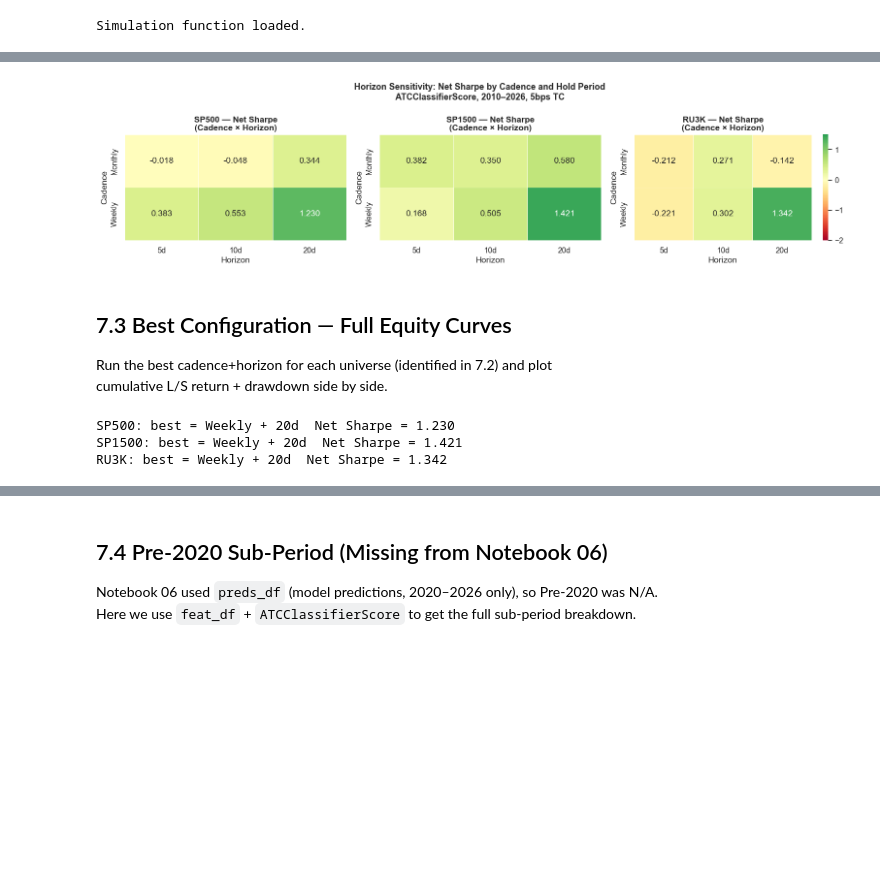
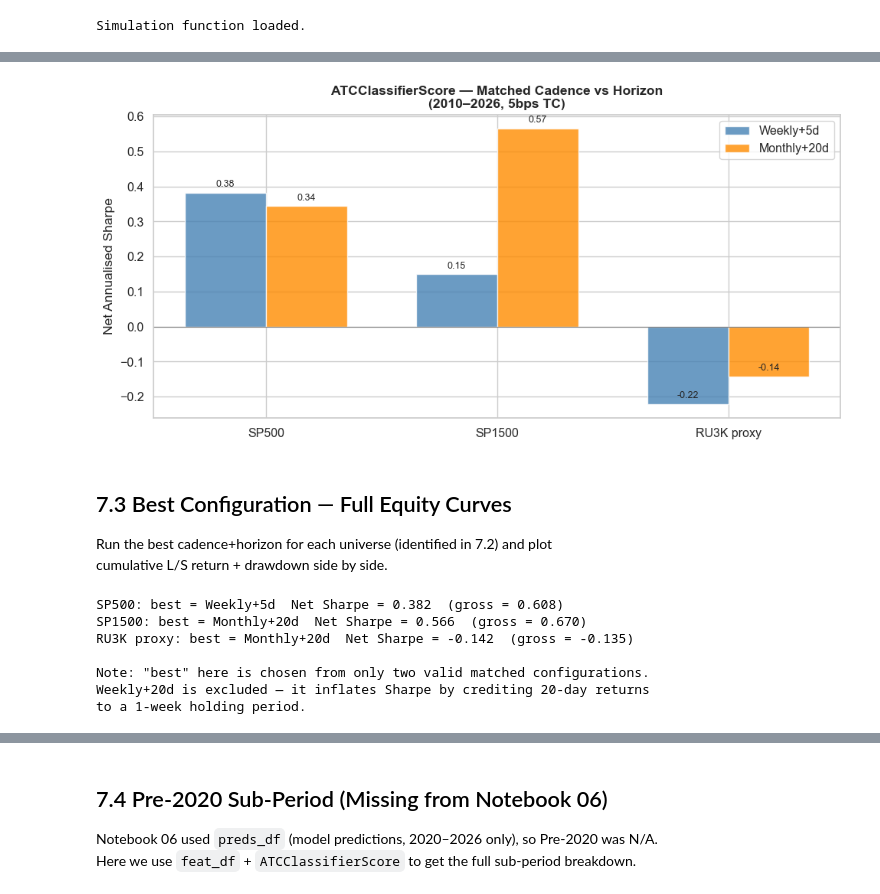
Before and after one commit to ItachiUchiha729/NLP_FinalProject_ATC_Backtest, a Jupyter notebook: notebooks/07_horizon_sensitivity.ipynb, the cells around one changed output, grey strips where cells are left out. Saved outputs shown, nothing was run; the diff lists cells and outputs as text; code cells hidden in the pictures; blank space fills up the shorter version.

```diff
--- a/notebooks/07_horizon_sensitivity.ipynb
+++ b/notebooks/07_horizon_sensitivity.ipynb
@@ -152,43 +149,68 @@ Universe Cadence Horizon  Gross Sharpe  Net Sharpe Avg Turnover
 # %%
-# Pivot: Net Sharpe heatmap — Cadence × Horizon, per universe
-fig, axes = plt.subplots(1, 3, figsize=(16, 4))
+# Bar chart: Weekly+5d vs Monthly+20d per universe
+fig, ax = plt.subplots(figsize=(10, 5))
+univs  = ['SP500', 'SP1500', 'RU3K proxy']
+x      = np.arange(len(univs))
+w      = 0.35
+colors = ['steelblue', 'darkorange']
 
-for ax, univ_label in zip(axes, ['SP500', 'SP1500', 'RU3K']):
-    sub = res_df[res_df['Universe'] == univ_label].copy()
-    pivot = sub.pivot(index='Cadence', columns='Horizon', values='Net Sharpe')[['5d','10d','20d']]
-    sns.heatmap(pivot, ax=ax, annot=True, fmt='.3f', cmap='RdYlGn', center=0,
-                vmin=-2, vmax=1.5, linewidths=0.5, cbar=(ax == axes[-1]))
-    ax.set_title(f'{univ_label} — Net Sharpe\n(Cadence × Horizon)', fontweight='bold')
+for i, (config_label, color) in enumerate(zip(MATCHED_CONFIGS.keys(), colors)):
+    sub  = res_df[res_df['Config'] == config_label].dropna(subset=['Net Sharpe'])
+    vals = [sub[sub['Universe'] == u]['Net Sharpe'].values[0]
+            if len(sub[sub['Universe'] == u]) else np.nan for u in univs]
+    bars = ax.bar(x + (i - 0.5) * w, vals, w, label=config_label, color=color, alpha=0.8)
+    for bar, v in zip(bars, vals):
+        if not np.isnan(v):
+            ax.text(bar.get_x() + bar.get_width()/2, v + 0.01,
+                    f'{v:.2f}', ha='center', va='bottom', fontsize=9)
 
-fig.suptitle('Horizon Sensitivity: Net Sharpe by Cadence and Hold Period\n'
-             'ATCClassifierScore, 2010–2026, 5bps TC', fontsize=13, fontweight='bold')
+ax.axhline(0, color='grey', lw=0.8)
+ax.set_xticks(x)
+ax.set_xticklabels(univs)
+ax.set_ylabel('Net Annualised Sharpe')
+ax.set_title('ATCClassifierScore — Matched Cadence vs Horizon\n'
+             '(2010–2026, 5bps TC)', fontweight='bold')
+ax.legend()
 plt.tight_layout()
 plt.savefig(FIG_DIR / 'horizon_sensitivity.png', dpi=150, bbox_inches='tight')
 plt.show()
 # %% [output]
-[figure, old version]
+[figure, new version]
 # %% [markdown]
 ## 7.3 Best Configuration — Full Equity Curves
 
 Run the best cadence+horizon for each universe (identified in 7.2) and plot
 cumulative L/S return + drawdown side by side.
 # %%
-# Best config per universe based on net Sharpe from 7.2
+# Recommended configuration per universe (from matched results only)
+# Weekly+5d: higher TC drag (520bps/yr), smaller per-period variance
+# Monthly+20d: lower TC drag (120bps/yr), fewer periods
+# Pick whichever has higher net Sharpe for each universe
+
+UNIV_TO_COL = {'SP500': 'in_sp500', 'SP1500': 'in_sp1500', 'RU3K proxy': 'in_ru3k'}
+FREQ_MAP    = {'Weekly+5d': ('W', 52, 5), 'Monthly+20d': ('M', 12, 20)}
+
 best_configs = {}
-for univ_label in ['SP500', 'SP1500', 'RU3K']:
-    sub = res_df[res_df['Universe'] == univ_label].dropna(subset=['Net Sharpe'])
+for univ_label in ['SP500', 'SP1500', 'RU3K proxy']:
+    sub  = res_df[res_df['Universe'] == univ_label].dropna(subset=['Net Sharpe'])
     best = sub.loc[sub['Net Sharpe'].idxmax()]
     best_configs[univ_label] = best
-    print(f'{univ_label}: best = {best["Cadence"]} + {best["Horizon"]}  '
-          f'Net Sharpe = {best["Net Sharpe"]:.3f}')
+    print(f'{univ_label}: best = {best["Config"]}  '
+          f'Net Sharpe = {best["Net Sharpe"]:.3f}  '
+          f'(gross = {best["Gross Sharpe"]:.3f})')
 
-UNIV_TO_COL = {'SP500': 'in_sp500', 'SP1500': 'in_sp1500', 'RU3K': 'in_ru3k'}
-FREQ_MAP    = {'Weekly': ('W', 52), 'Monthly': ('M', 12)}
-H_MAP       = {'5d': 5, '10d': 10, '20d': 20}
+print()
+print('Note: "best" here is chosen from only two valid matched configurations.')
+print('Weekly+20d is excluded — it inflates Sharpe by crediting 20-day returns')
+print('to a 1-week holding period.')
 # %% [output]
-SP500: best = Weekly + 20d  Net Sharpe = 1.230
-SP1500: best = Weekly + 20d  Net Sharpe = 1.421
-RU3K: best = Weekly + 20d  Net Sharpe = 1.342
+SP500: best = Weekly+5d  Net Sharpe = 0.382  (gross = 0.608)
+SP1500: best = Monthly+20d  Net Sharpe = 0.566  (gross = 0.670)
+RU3K proxy: best = Monthly+20d  Net Sharpe = -0.142  (gross = -0.135)
+
+Note: "best" here is chosen from only two valid matched configurations.
+Weekly+20d is excluded — it inflates Sharpe by crediting 20-day returns
+to a 1-week holding period.
 # %%
 fig, axes = plt.subplots(2, 3, figsize=(18, 9))
 
```
Also changed, not shown: parts of 8 cells of this notebook, 7 other files.
